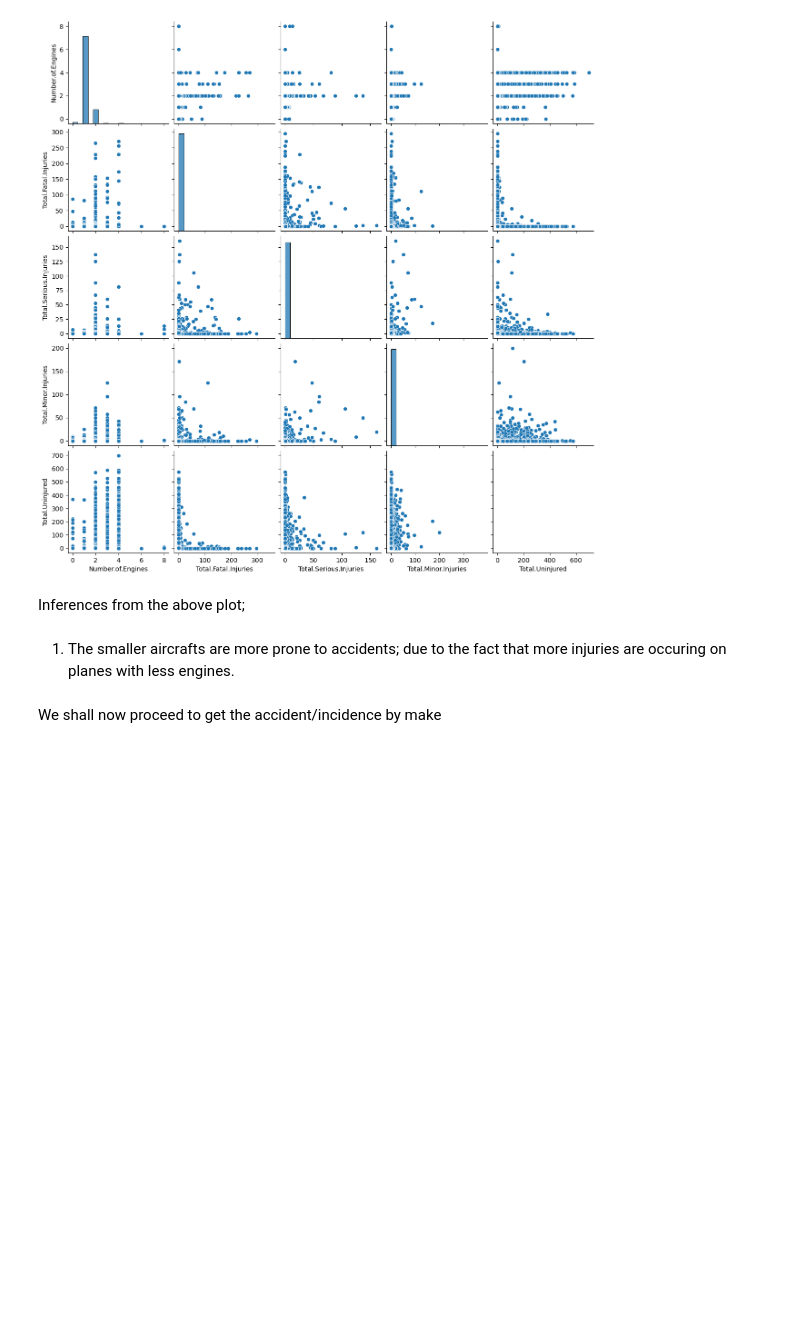
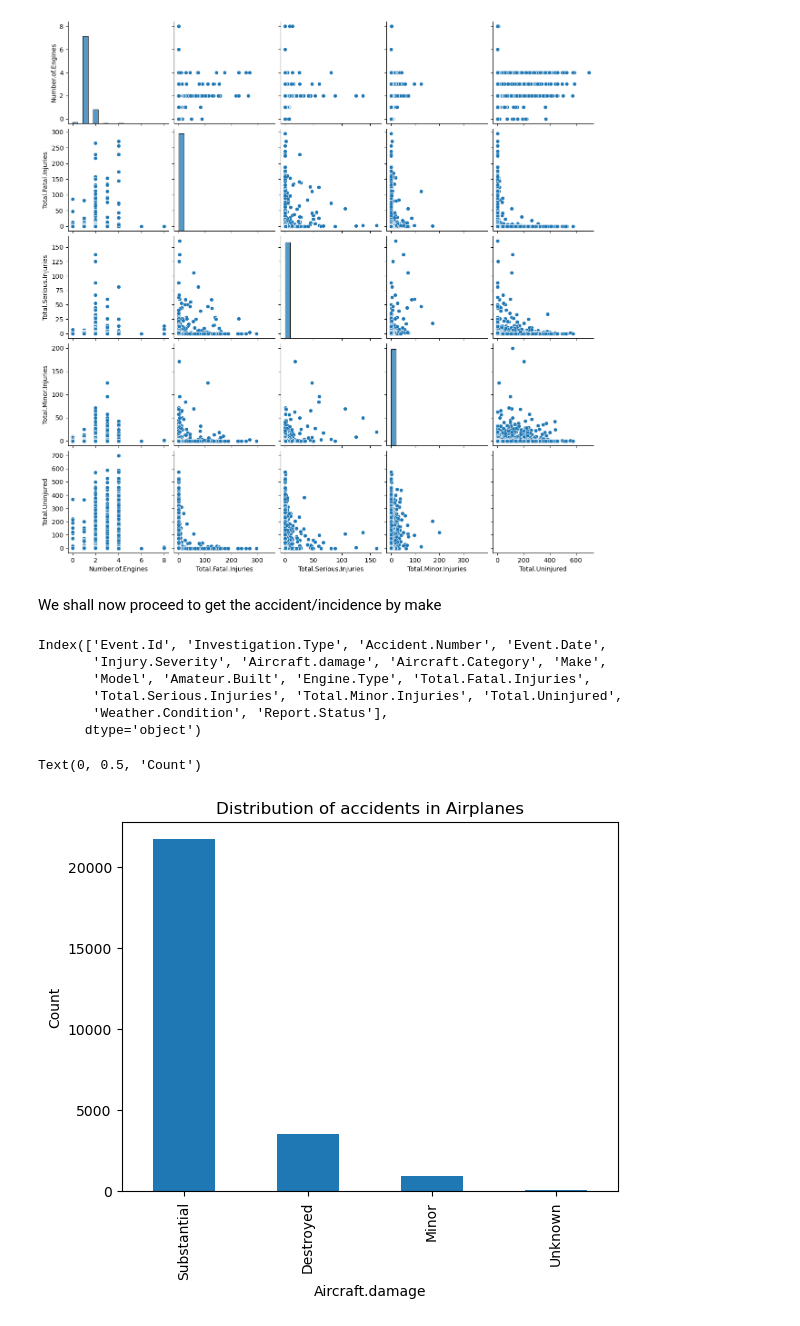
Before and after one commit to kdizz/dsc-phase-1-project-v3, a Jupyter notebook: Daniel Ogando Project.ipynb, the cells around one changed output. Saved outputs shown, nothing was run; the diff lists cells and outputs as text; code cells hidden in the pictures; blank space fills up the shorter version.

```diff
--- a/Daniel Ogando Project.ipynb
+++ b/Daniel Ogando Project.ipynb
@@ -245,0 +258,7 @@ df_incident = df_dropped[df_dropped['Investigation.Type']=='Incident']
+# %%
+#we shall change all the fatal(##) to fatal as the severity is marked in another column
+df_accident['Injury.Severity'] = df_accident['Injury.Severity'].replace(
+    to_replace=r'(?i)fatal[\W\d]*',
+    value='Fatal',
+    regex=True
+)
@@ -245,0 +300,7 @@ df_incident = df_dropped[df_dropped['Investigation.Type']=='Incident']
+# %%
+#now to actually drop the information
+df2 = df_accident[df_accident['Injury.Severity'].str.contains('Unavailable',na=False)].index
+
+df_accident.drop(df2,inplace=True)
+
+df_accident['Injury.Severity'].value_counts()
@@ -245,0 +326,5 @@ df_incident = df_dropped[df_dropped['Investigation.Type']=='Incident']
+# %%
+df_concat = pd.concat([df_accident,df_incident],axis=0)
+# %%
+df_airplane = df_concat[df_concat['Aircraft.Category']=='Airplane']
+df_airplane.shape
@@ -250,9 +365,22 @@ sns.pairplot(df)
 # %% [output]
 <seaborn.axisgrid.PairGrid at 0x...>
 [figure]
-# %% [markdown]
-Inferences from the above plot;
-# %% [markdown]
-1. The smaller aircrafts are more prone to accidents; due to the fact that more injuries are occuring on planes with less engines.
 # %% [markdown]
 We shall now proceed to get the accident/incidence by make
+# %%
+df_airplane.columns
+# %% [output]
+Index(['Event.Id', 'Investigation.Type', 'Accident.Number', 'Event.Date',
+       'Injury.Severity', 'Aircraft.damage', 'Aircraft.Category', 'Make',
+       'Model', 'Amateur.Built', 'Engine.Type', 'Total.Fatal.Injuries',
+       'Total.Serious.Injuries', 'Total.Minor.Injuries', 'Total.Uninjured',
+       'Weather.Condition', 'Report.Status'],
+      dtype='object')
+# %%
+df_airplane['Aircraft.damage'].value_counts().plot(kind='bar')
+
+plt.title('Distribution of accidents in Airplanes')
+plt.ylabel('Count')
+# %% [output]
+Text(0, 0.5, 'Count')
+[figure, added]
```
Also changed, not shown: parts of 24 cells of this notebook, 1 other file.
